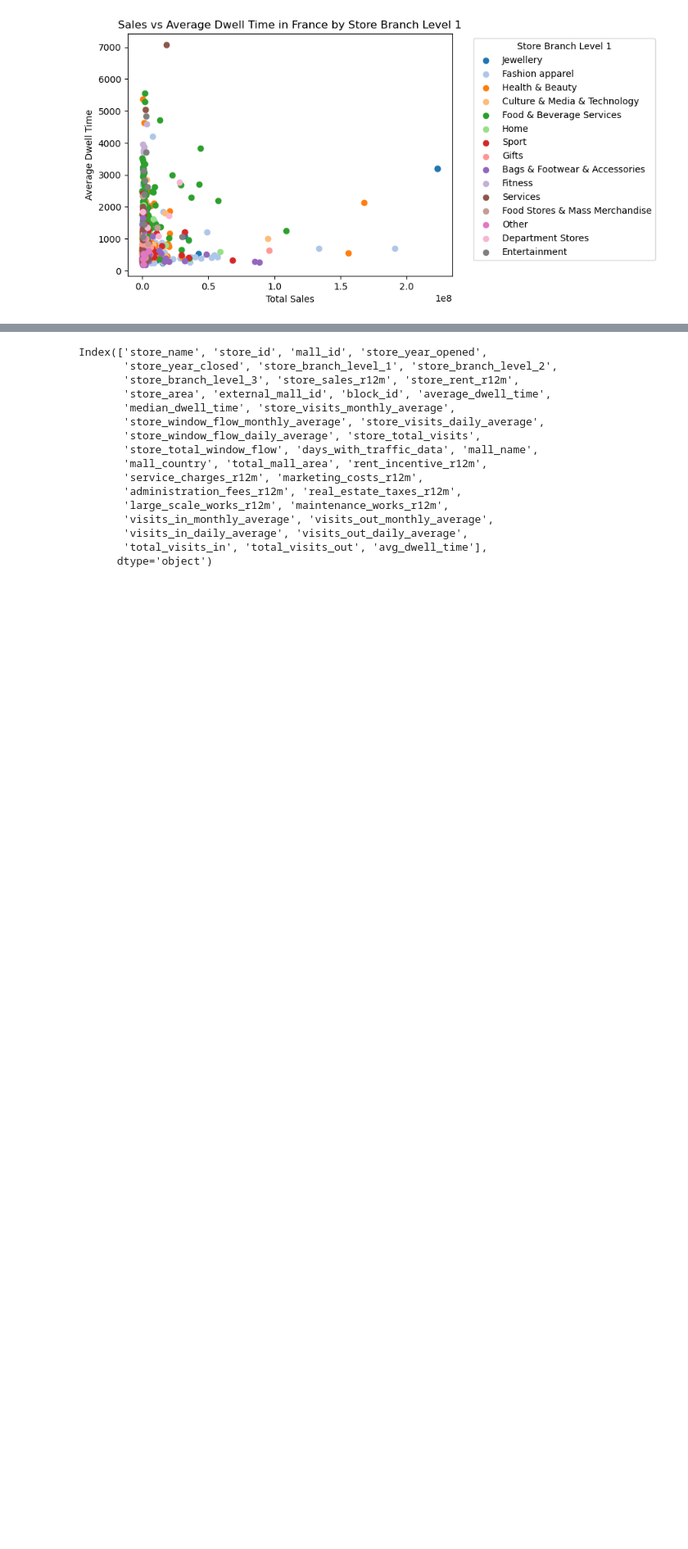
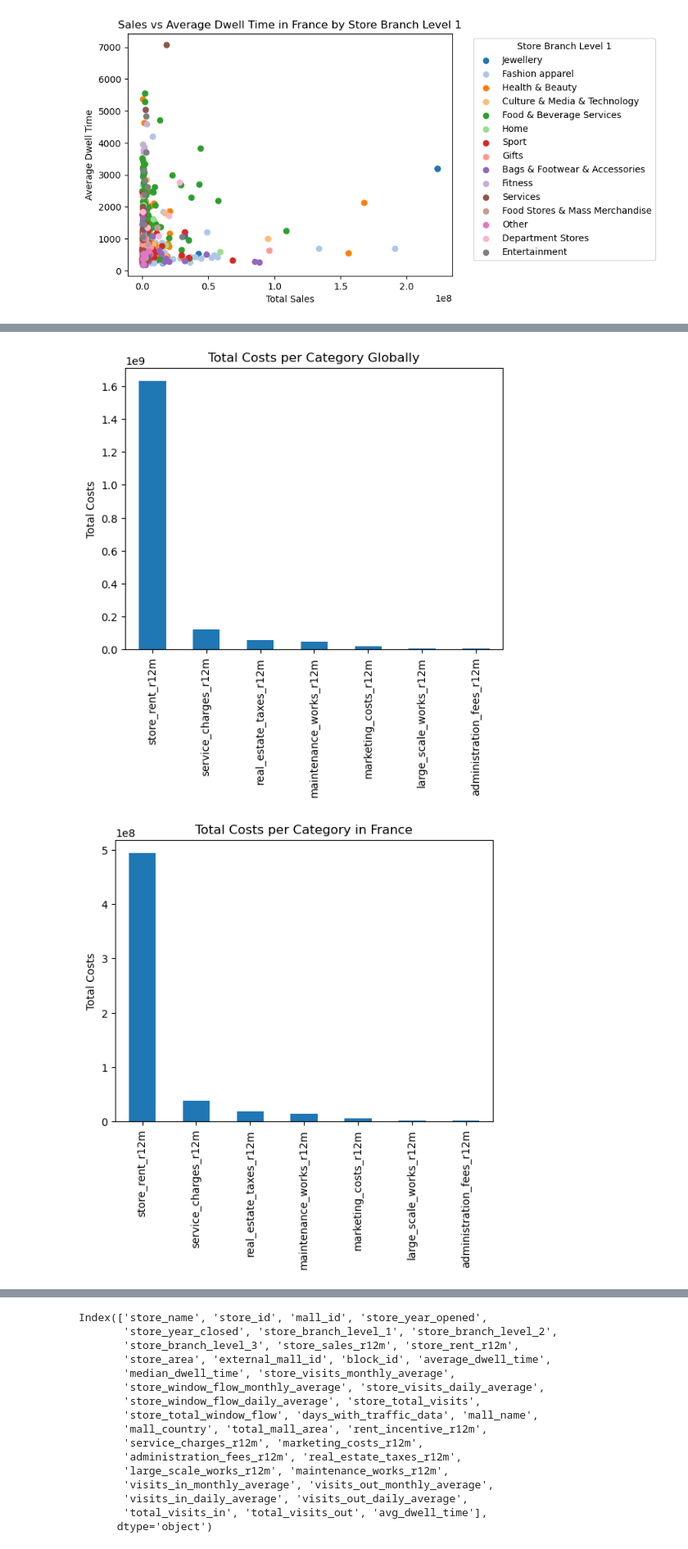
Before and after one commit to julescrevola/urw_challenge, a Jupyter notebook: notebooks/traffic_analysis.ipynb, the cells around one changed output, grey strips where cells are left out. Shown at 82% size. Saved outputs shown, nothing was run; the diff lists cells and outputs as text; code cells hidden in the pictures; blank space fills up the shorter version.

```diff
--- a/notebooks/traffic_analysis.ipynb
+++ b/notebooks/traffic_analysis.ipynb
@@ -137,0 +206,33 @@ plt.show()
+# %%
+# Calculate the total costs per category globally
+global_costs = global_sales_costs[['service_charges_r12m', 'marketing_costs_r12m', 'administration_fees_r12m', 'real_estate_taxes_r12m', 'large_scale_works_r12m', 'maintenance_works_r12m', 'store_rent_r12m']].sum().sort_values(ascending=False)
+
+# Plot the total costs per category globally
+global_costs.plot(kind='bar', title='Total Costs per Category Globally')
+plt.ylabel('Total Costs')
+plt.show()
+
+# Calculate the total costs per category in France
+france_costs = france_sales_costs[['service_charges_r12m', 'marketing_costs_r12m', 'administration_fees_r12m', 'real_estate_taxes_r12m', 'large_scale_works_r12m', 'maintenance_works_r12m', 'store_rent_r12m']].sum().sort_values(ascending=False)
+
+# Plot the total costs per category in France
+france_costs.plot(kind='bar', title='Total Costs per Category in France')
+plt.ylabel('Total Costs')
+plt.show()
+
+# Calculate the highest and lowest cost categories per country
+highest_costs_per_country = store_final.groupby('mall_country')[['service_charges_r12m', 'marketing_costs_r12m', 'administration_fees_r12m', 'real_estate_taxes_r12m', 'large_scale_works_r12m', 'maintenance_works_r12m', 'store_rent_r12m']].sum().idxmax(axis=1)
+lowest_costs_per_country = store_final.groupby('mall_country')[['service_charges_r12m', 'marketing_costs_r12m', 'administration_fees_r12m', 'real_estate_taxes_r12m', 'large_scale_works_r12m', 'maintenance_works_r12m', 'store_rent_r12m']].sum().idxmin(axis=1)
+
+# Plot the highest cost categories per country
+highest_costs_per_country.value_counts().plot(kind='bar', title='Highest Cost Categories per Country')
+plt.ylabel('Number of Countries')
+plt.show()
+
+# Plot the lowest cost categories per country
+lowest_costs_per_country.value_counts().plot(kind='bar', title='Lowest Cost Categories per Country')
+plt.ylabel('Number of Countries')
+plt.show()
+# %% [output]
+[figure, added]
+[figure, added]
```
Also changed, not shown: parts of 5 cells of this notebook.
